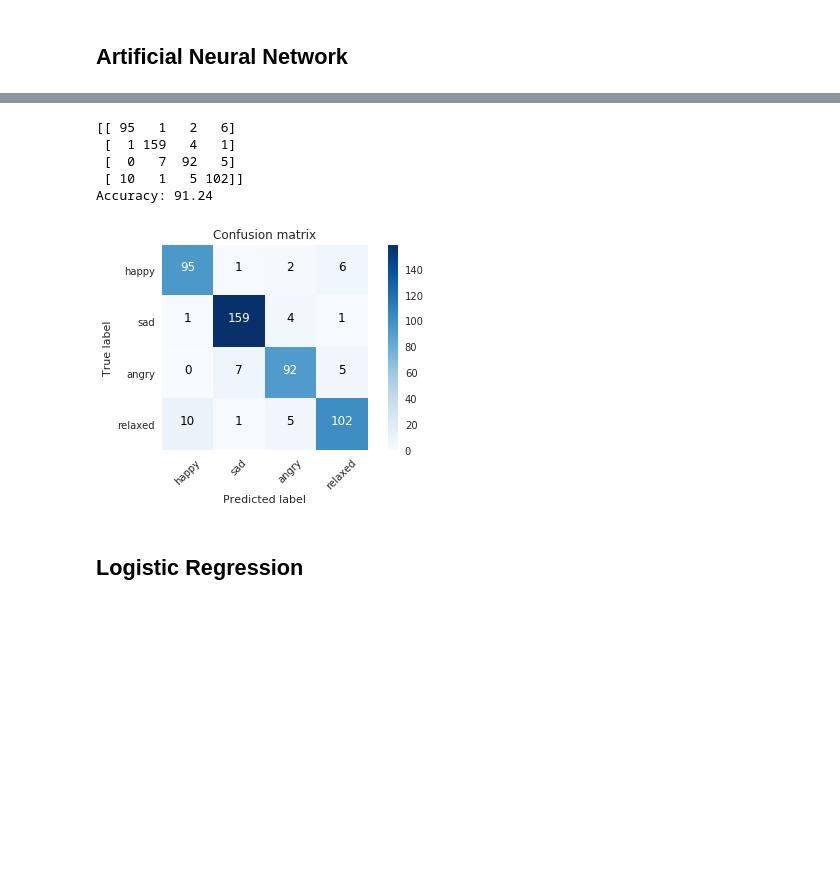
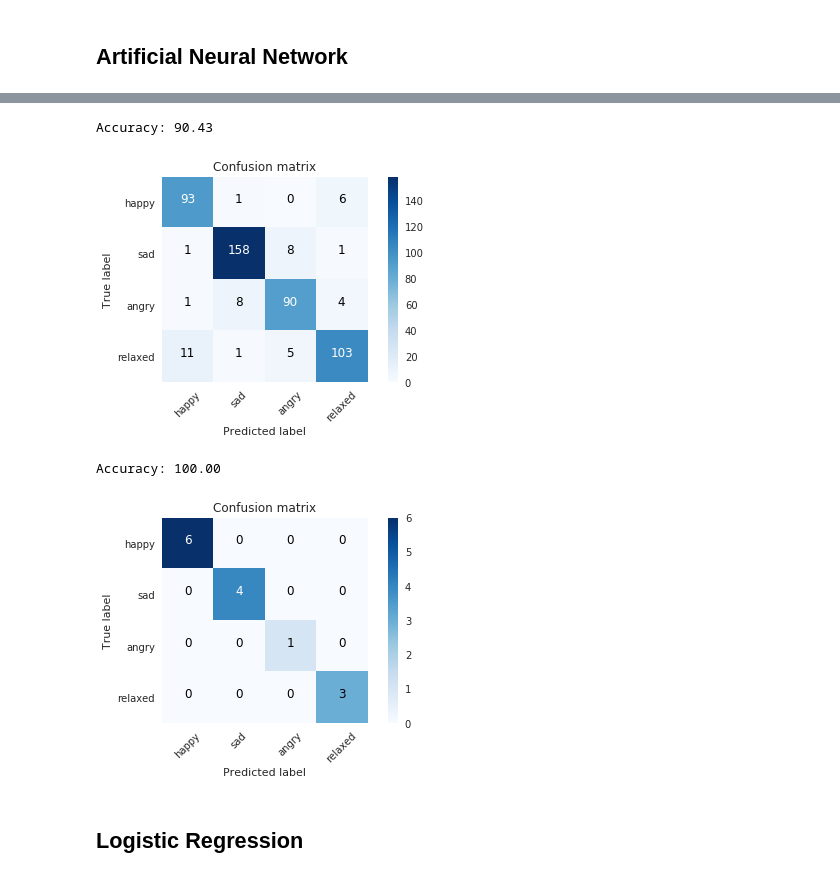
Before and after one commit to sgiammy/emotion-patterns-in-music-playlists, a Jupyter notebook: src/Advanced_Feature_Engineering.ipynb, the cells around one changed output, grey strips where cells are left out. Drawn from its saved outputs; the diff is of its cells as text; code cells hidden in the pictures; blank space fills up the shorter version.

```diff
--- a/src/Advanced_Feature_Engineering.ipynb
+++ b/src/Advanced_Feature_Engineering.ipynb
@@ -329,7 +321,7 @@ Best parameters {'epochs': 100, 'optimizer': 'adam', 'batch_size': 256}
 # %%
 classifier = build_ann('adam')
-classifier.fit(X_train, y_nn, batch_size = 256, epochs = 100, verbose=0)
-y_pred = classifier.predict(X_test)
+classifier.fit(X_train_nn, y_nn, batch_size = 256, epochs = 100, verbose=0)
+y_pred = classifier.predict(X_test_nn)
 
 y_pred1 = np.argmax(y_pred,axis=1)
 
@@ -342,12 +334,27 @@ plot_confusion_matrix(cm)
 accuracy = (sum([cm[i,i] for i in range(len(cm))])) / len(y_nn_pred)
 print('Accuracy: %0.2f' % (accuracy*100))
 # %% [output]
-[[ 95   1   2   6]
- [  1 159   4   1]
- [  0   7  92   5]
- [ 10   1   5 102]]
-Accuracy: 91.24
+Accuracy: 90.43
 [figure]
+# %%
+from sklearn.preprocessing import StandardScaler
+X_test_extra_nn = sc.transform(X_test_extra)
+
+y_pred_extra_nn = classifier.predict(X_test_extra_nn)
+
+y_pred1 = np.argmax(y_pred_extra_nn, axis=1)
+
+encoder = LabelEncoder()
+encoder.fit(y_test)
+encoded_Y = encoder.transform(y_test)
+y_nn_pred = np_utils.to_categorical(encoded_Y)
+cm = confusion_matrix(y_pred1, y_pred_extra_nn.argmax(axis=1))
+plot_confusion_matrix(cm)
+accuracy = (sum([cm[i,i] for i in range(len(cm))])) / len(y_pred_extra_nn)
+print('Accuracy: %0.2f' % (accuracy*100))
+# %% [output]
+Accuracy: 100.00
+[figure, added]
 # %% [markdown]
 ## Logistic Regression
 # %%
```
Also changed, not shown: parts of 15 cells of this notebook, 5 other files.
